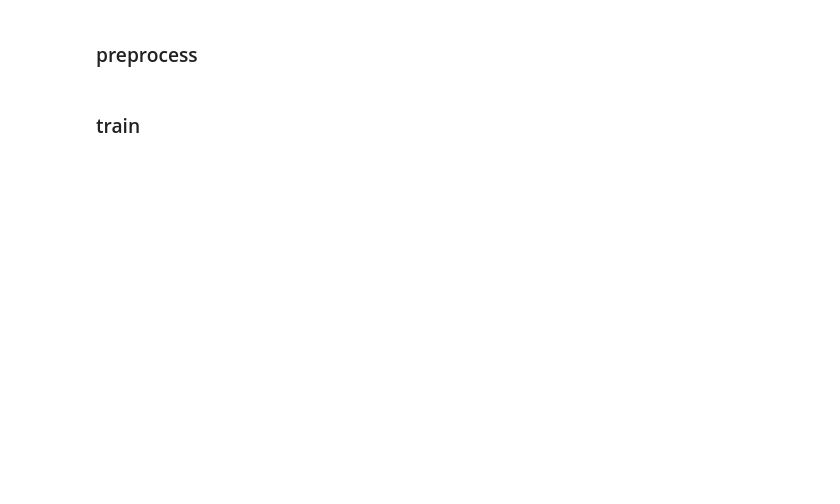
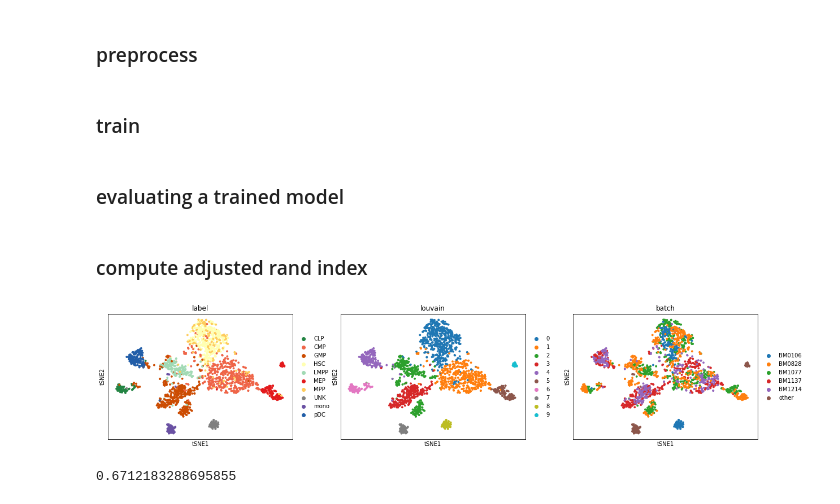
Before and after one commit to calico/scBasset, a Jupyter notebook: examples/batch_correction/buen_batch_correction.ipynb, the cells around one changed output. Drawn from its saved outputs; the diff is of its cells as text; code cells hidden in the pictures; blank space fills up the shorter version.

Commit message:
update batch correction

```diff
--- a/examples/batch_correction/buen_batch_correction.ipynb
+++ b/examples/batch_correction/buen_batch_correction.ipynb
@@ -29,3 +29,58 @@ batch_m.to_csv('batch_m.csv')
 !python ../../bin/scbasset_bc_train.py --input_folder processed/ --out_path output_bc --batch_csv batch_m.csv --l2 1e-8 --epochs 2000
 # %%
 ### to get cell embedding, denoise, tf activity inference, run the same functions with option bc_model=True
+# %% [markdown]
+### evaluating a trained model
+# %%
+from sklearn import metrics
+
+bottleneck_size = 32
+batch_m = pd.read_csv('batch_m.csv', index_col=0)
+n_cells = ad.shape[0]
+model = make_model_bc(bottleneck_size, n_cells, batch_m, show_summary=False)
+
+# trained_model = 'processed/best_model.h5'
+# download the trained model
+if not os.path.exists('%s/buen_model_sc_bc.h5'%download_savepath):
+    subprocess.run('wget -P %s https://storage.googleapis.com/scbasset_tutorial_data/buen_model_sc_bc.h5'%download_savepath, shell=True)
+trained_model = '../../data/downloads/buen_model_sc_bc.h5'
+model.load_weights(trained_model)
+proj = get_cell_embedding(model, bc_model=True)
+
+ad.obsm['projection'] = proj
+# %% [markdown]
+### compute adjusted rand index
+# %%
+# from Chen et al. 2019:
+# https://github.com/pinellolab/scATAC-benchmarking/blob/master/Synthetic_Data/BoneMarrow_clean/run_clustering_bonemarrow_clean.ipynb
+def getNClusters(adata,n_cluster,range_min=0,range_max=3,max_steps=20):
+    this_step = 0
+    this_min = float(range_min)
+    this_max = float(range_max)
+    while this_step < max_steps:
+        this_resolution = this_min + ((this_max-this_min)/2)
+        sc.tl.louvain(adata,resolution=this_resolution)
+        this_clusters = adata.obs['louvain'].nunique()
+        if this_clusters > n_cluster:
+            this_max = this_resolution
+        elif this_clusters < n_cluster:
+            this_min = this_resolution
+        else:
+            return(this_resolution, adata)
+        this_step += 1
+    return (None, None)
+
+sc.pp.neighbors(ad, use_rep='projection')
+sc.tl.tsne(ad, use_rep='projection', n_jobs=8, random_state=700)
+res, tmp = getNClusters(ad, n_cluster=10)
+
+sc.tl.louvain(ad, resolution=res)
+ari = metrics.adjusted_rand_score(ad.obs['label'], ad.obs['louvain'])
+
+f = sc.pl.tsne(ad, color=['label','louvain', 'batch'], return_fig=True)
+# %% [output]
+[figure, added]
+# %%
+ari
+# %% [output]
+0.6712183288695855
```
Also changed, not shown: parts of 5 cells of this notebook, 4 other files.
